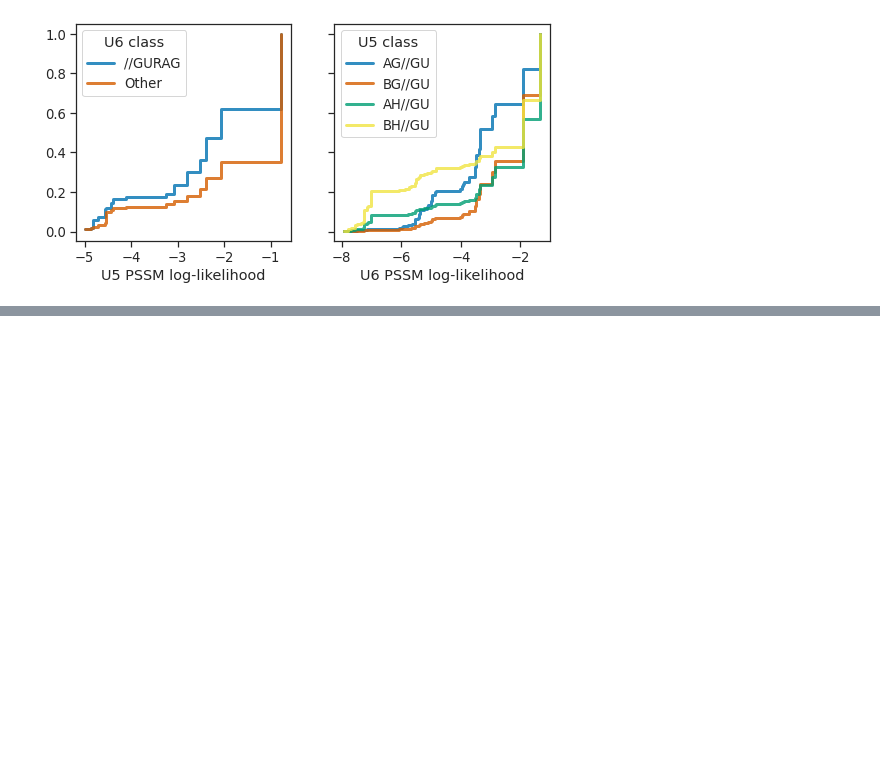
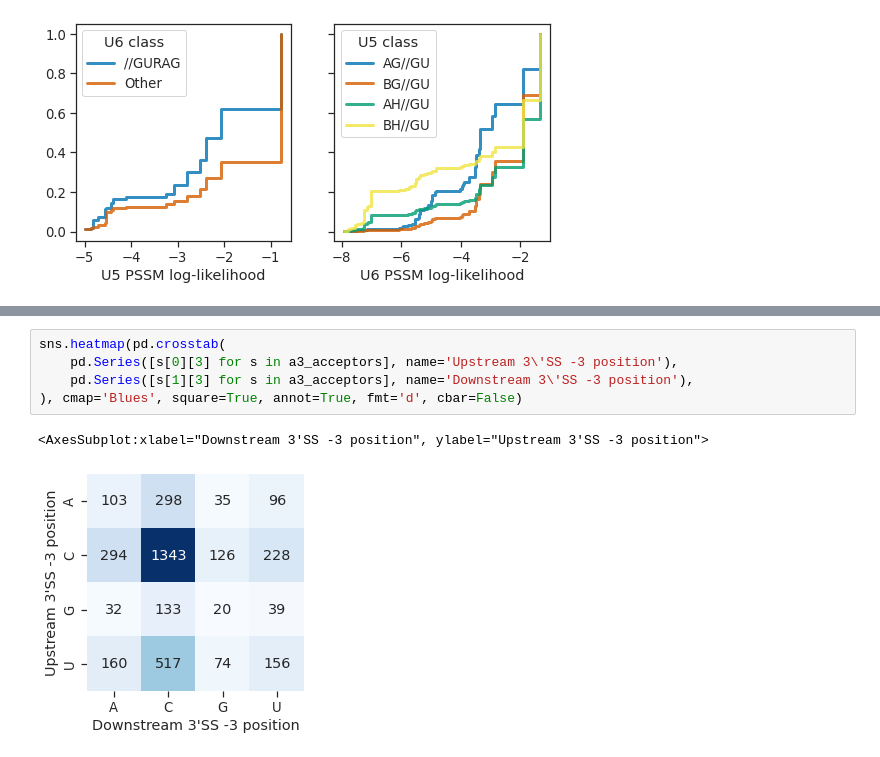
Before and after one commit to IsabelGrainger/Simpson_Davies_Barton_U6_methylation, a Jupyter notebook: global_5ss_analysis/pipeline/notebook_processed/hsapiens_u5_u6_splice_site_logos.py.ipynb, the cells around one changed output, grey strips where cells are left out. Cells and saved outputs as stored; diff of their text form; blank space fills up the shorter version.

```diff
--- a/global_5ss_analysis/pipeline/notebook_processed/hsapiens_u5_u6_splice_site_logos.py.ipynb
+++ b/global_5ss_analysis/pipeline/notebook_processed/hsapiens_u5_u6_splice_site_logos.py.ipynb
@@ -460,0 +493,8 @@ plt.show()
+# %%
+sns.heatmap(pd.crosstab(
+    pd.Series([s[0][3] for s in a3_acceptors], name='Upstream 3\'SS -3 position'),
+    pd.Series([s[1][3] for s in a3_acceptors], name='Downstream 3\'SS -3 position'),
+), cmap='Blues', square=True, annot=True, fmt='d', cbar=False)
+# %% [output]
+<AxesSubplot:xlabel="Downstream 3'SS -3 position", ylabel="Upstream 3'SS -3 position">
+[figure, added]
```
Also changed, not shown: parts of 8 cells of this notebook, 54 other files.
